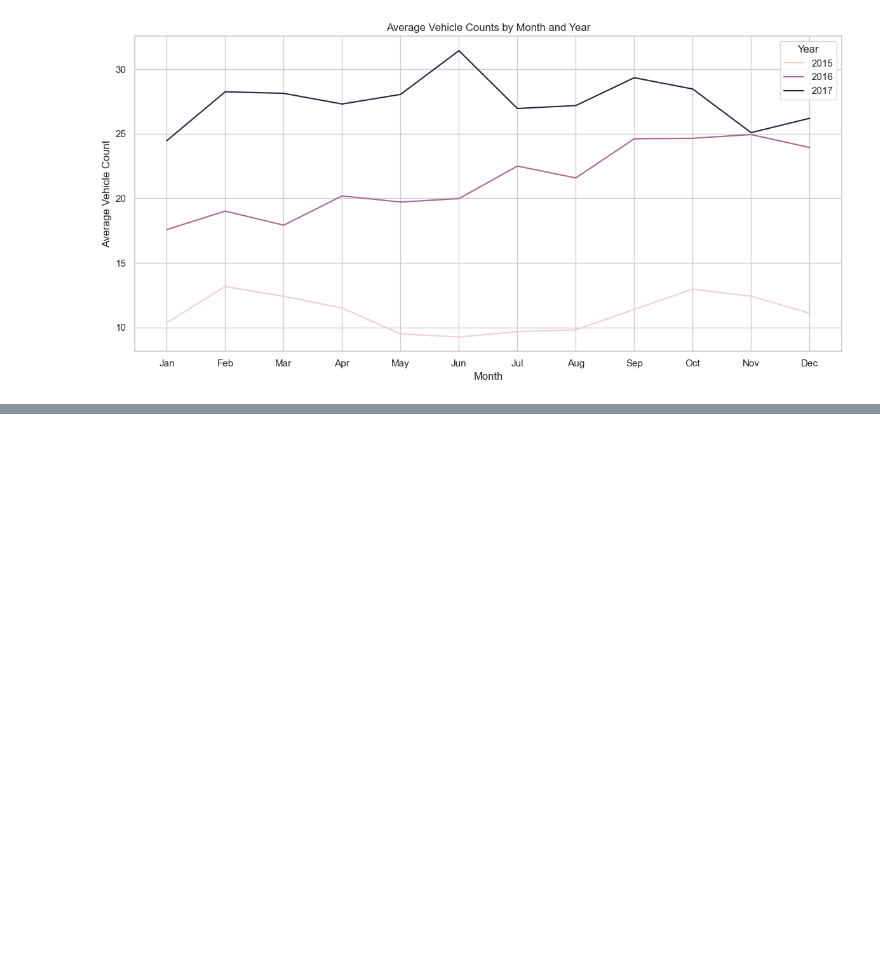
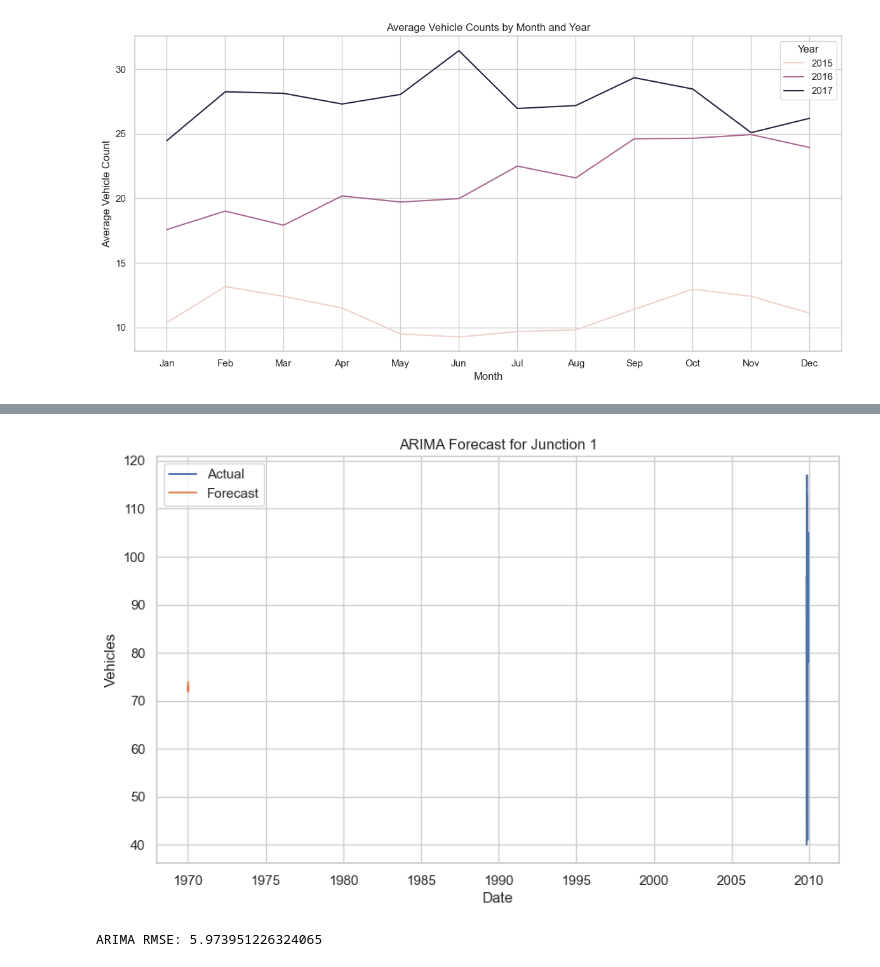
Before and after one commit to osheenksharma/upgrad-is, a Jupyter notebook: Final Uber Project.ipynb, the cells around one changed output, grey strips where cells are left out. Saved outputs shown, nothing was run; the diff lists cells and outputs as text; code cells hidden in the pictures; blank space fills up the shorter version.

```diff
--- a/Final Uber Project.ipynb
+++ b/Final Uber Project.ipynb
@@ -197,0 +277,7 @@ plt.show()
+# %%
+#Load the other dataset into a Pandas DataFrame
+df3 = pd.read_csv('merged_data.csv')
+
+#Inspect the columns of the merged DataFrame
+print("Columns in the merged DataFrame:")
+print(df3.columns)
@@ -197,0 +396,32 @@ plt.show()
+# %%
+#Now we'll be doing Model Development and Training
+#First, we will consider the ARIMA Model Junction 1
+
+# Subset data for Junction 1 (example)
+df3_junction1 = df3[df3['Junction'] == 1]
+
+#Fit ARIMA model
+model = ARIMA(df3_junction1['Vehicles'], order=(5, 1, 0))
+model_fit = model.fit()
+
+#Forecast next steps
+forecast_steps = 24
+forecast = model_fit.forecast(steps=forecast_steps)
+
+#Plotting
+plt.figure(figsize=(10, 6))
+plt.plot(df3_junction1.index[-50:], df3_junction1['Vehicles'].tail(50), label='Actual')
+plt.plot(pd.date_range(start=df3_junction1.index[-1], periods=forecast_steps, freq='H'), forecast, label='Forecast')
+plt.title('ARIMA Forecast for Junction 1')
+plt.xlabel('Date')
+plt.ylabel('Vehicles')
+plt.legend()
+plt.show()
+
+#Evaluate model performance (example using RMSE)
+predictions = model_fit.predict()
+rmse = np.sqrt(mean_squared_error(df3_junction1['Vehicles'], predictions))
+print(f"ARIMA RMSE: {rmse}")
+# %% [output]
+[figure, added]
+ARIMA RMSE: 5.973951226324065
```
Also changed, not shown: parts of 30 cells of this notebook.
